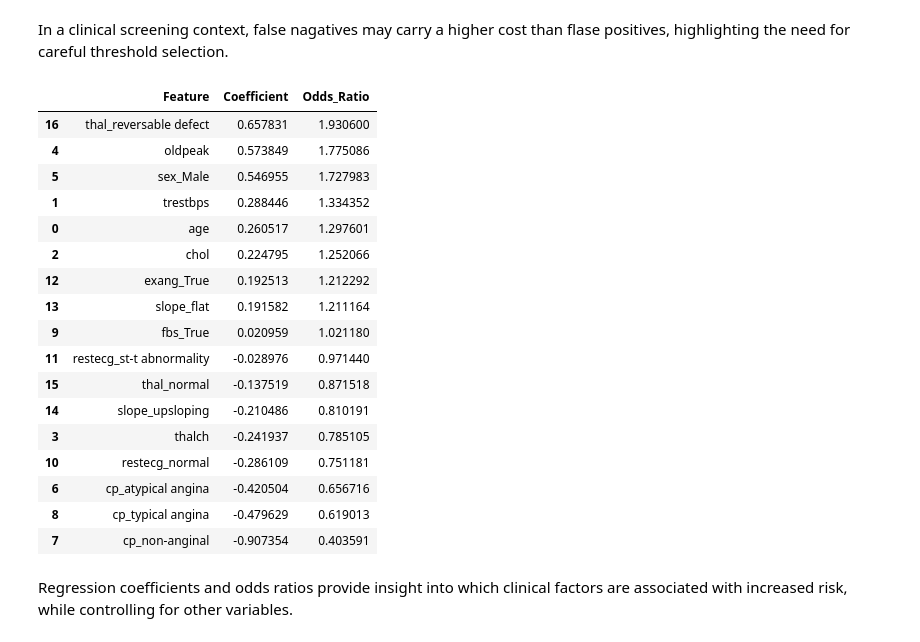
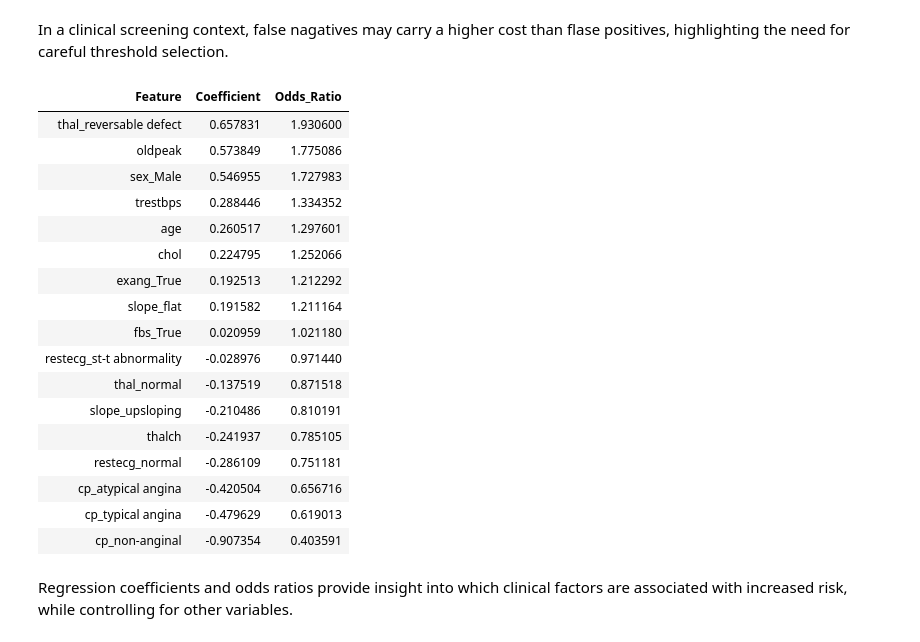
Before and after one commit to yuan-songkai/heart-disease-risk-prediction, a Jupyter notebook: notebooks/02_logistic_regression.ipynb, the cells around one changed output. Cells and saved outputs as stored; diff of their text form; code cells hidden in the pictures.

```diff
--- a/notebooks/02_logistic_regression.ipynb
+++ b/notebooks/02_logistic_regression.ipynb
@@ -134,31 +134,31 @@ In a clinical screening context, false nagatives may carry a higher cost than fl
 # %%
 
 coef_cl = pd.DataFrame({
     "Feature": X.columns,
     "Coefficient": logit.coef_[0]
 })
 
 coef_cl["Odds_Ratio"] = np.exp(coef_cl["Coefficient"])
-coef_cl.sort_values(by="Odds_Ratio", ascending=False)
+coef_cl.sort_values(by="Odds_Ratio", ascending=False).style.hide(axis='index')
 # %% [output]
-|  | Feature | Coefficient | Odds_Ratio |
-| 16 | thal_reversable defect | 0.657831 | 1.930600 |
-| 4 | oldpeak | 0.573849 | 1.775086 |
-| 5 | sex_Male | 0.546955 | 1.727983 |
-| 1 | trestbps | 0.288446 | 1.334352 |
-| 0 | age | 0.260517 | 1.297601 |
-| 2 | chol | 0.224795 | 1.252066 |
-| 12 | exang_True | 0.192513 | 1.212292 |
-| 13 | slope_flat | 0.191582 | 1.211164 |
-| 9 | fbs_True | 0.020959 | 1.021180 |
-| 11 | restecg_st-t abnormality | -0.028976 | 0.971440 |
-| 15 | thal_normal | -0.137519 | 0.871518 |
-| 14 | slope_upsloping | -0.210486 | 0.810191 |
-| 3 | thalch | -0.241937 | 0.785105 |
-| 10 | restecg_normal | -0.286109 | 0.751181 |
-| 6 | cp_atypical angina | -0.420504 | 0.656716 |
-| 8 | cp_typical angina | -0.479629 | 0.619013 |
-| 7 | cp_non-anginal | -0.907354 | 0.403591 |
+| Feature | Coefficient | Odds_Ratio |
+| thal_reversable defect | 0.657831 | 1.930600 |
+| oldpeak | 0.573849 | 1.775086 |
+| sex_Male | 0.546955 | 1.727983 |
+| trestbps | 0.288446 | 1.334352 |
+| age | 0.260517 | 1.297601 |
+| chol | 0.224795 | 1.252066 |
+| exang_True | 0.192513 | 1.212292 |
+| slope_flat | 0.191582 | 1.211164 |
+| fbs_True | 0.020959 | 1.021180 |
+| restecg_st-t abnormality | -0.028976 | 0.971440 |
+| thal_normal | -0.137519 | 0.871518 |
+| slope_upsloping | -0.210486 | 0.810191 |
+| thalch | -0.241937 | 0.785105 |
+| restecg_normal | -0.286109 | 0.751181 |
+| cp_atypical angina | -0.420504 | 0.656716 |
+| cp_typical angina | -0.479629 | 0.619013 |
+| cp_non-anginal | -0.907354 | 0.403591 |
 # %% [markdown]
 Regression coefficients and odds ratios provide insight into which clinical factors are associated with increased risk, while controlling for other variables.
 # %%
```
Also changed, not shown: parts of 1 cell of this notebook.
